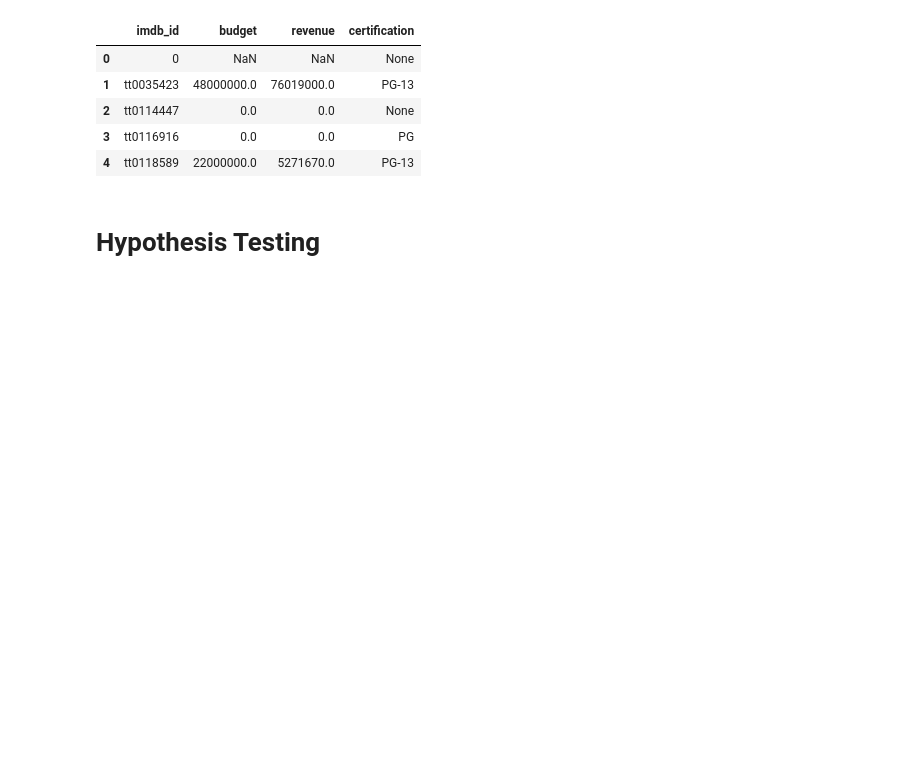
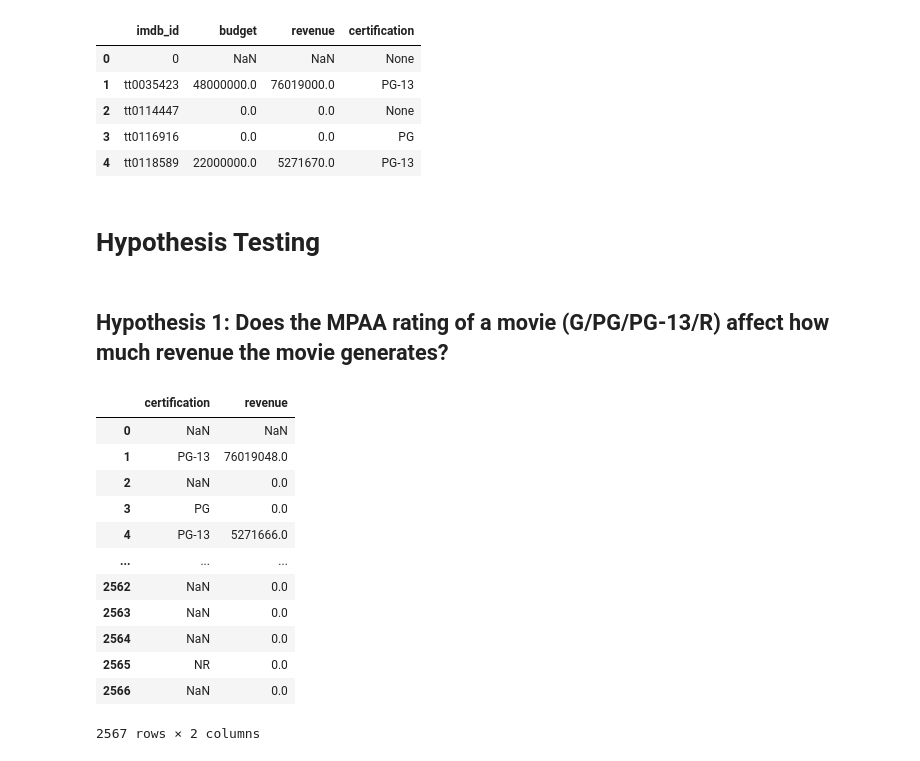
Before and after one commit to sharclark/IMDB-SQL-Database, a Jupyter notebook: IMDB SQL Database - with Hypothesis Testing.ipynb, the cells around one changed output. Cells and saved outputs as stored; diff of their text form; code cells hidden in the pictures; blank space fills up the shorter version.

```diff
--- a/IMDB SQL Database - with Hypothesis Testing.ipynb
+++ b/IMDB SQL Database - with Hypothesis Testing.ipynb
@@ -394,3 +398,23 @@ pd.read_sql(q, engine)
 | 4 | tt0118589 | 22000000.0 | 5271670.0 | PG-13 |
 # %% [markdown]
 # Hypothesis Testing
+# %% [markdown]
+## Hypothesis 1: Does the MPAA rating of a movie (G/PG/PG-13/R) affect how much revenue the movie generates?
+# %%
+#df with just columns we need
+hypo1_df = tmdb_df[['certification', 'revenue']]
+hypo1_df
+# %% [output]
+|  | certification | revenue |
+| 0 | NaN | NaN |
+| 1 | PG-13 | 76019048.0 |
+| 2 | NaN | 0.0 |
+| 3 | PG | 0.0 |
+| 4 | PG-13 | 5271666.0 |
+| ... | ... | ... |
+| 2562 | NaN | 0.0 |
+| 2563 | NaN | 0.0 |
+| 2564 | NaN | 0.0 |
+| 2565 | NR | 0.0 |
+| 2566 | NaN | 0.0 |
+2567 rows × 2 columns
```
Also changed, not shown: parts of 20 cells of this notebook.
